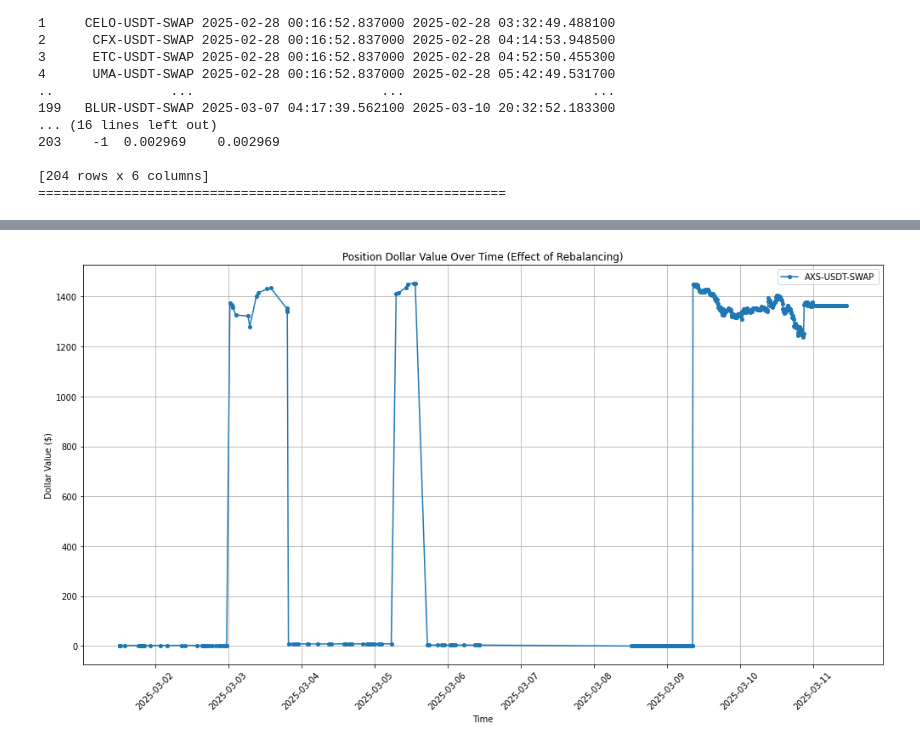
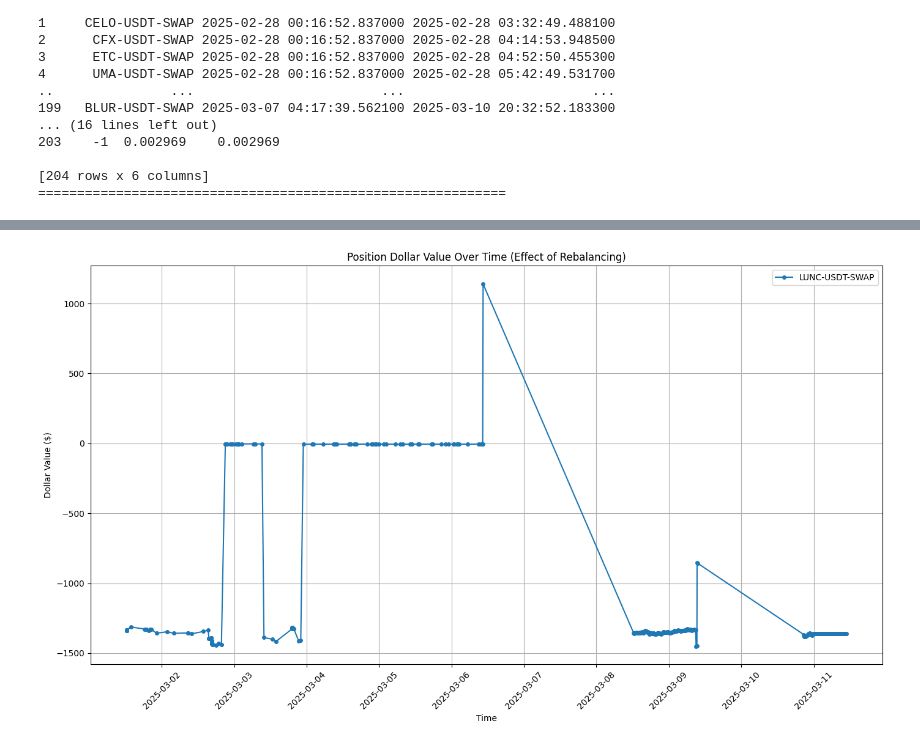
Before and after one commit to marescialloNino/pnl-analysis, a Jupyter notebook: okx_pnl_analysis.ipynb, the cells around one changed output, grey strips where cells are left out. Saved outputs shown, nothing was run; the diff lists cells and outputs as text; code cells hidden in the pictures.

```diff
--- a/okx_pnl_analysis.ipynb
+++ b/okx_pnl_analysis.ipynb
@@ -632,23 +662,23 @@ Difference: -0.00
 # %%
 # Plot position dollar values for specific symbols
-symbols_to_plot = ['AXS-USDT-SWAP']  # Replace with your desired symbols
+symbols_to_plot = ['LUNC-USDT-SWAP']  # Replace with your desired symbols
 plt.figure(figsize=(14, 8))
 
 for symbol in symbols_to_plot:
     df_symbol = df_values[df_values["symbol"] == symbol]
     if not df_symbol.empty:
         plt.plot(df_symbol["timestamp"].to_numpy(), df_symbol["dollar_value"].to_numpy(), label=f"{symbol}", marker='o', markersize=4)
     else:
         print(f"WARNING: No data found for {symbol} in df_values")
 
 plt.xlabel("Time")
 plt.ylabel("Dollar Value ($)")
 plt.title("Position Dollar Value Over Time (Effect of Rebalancing)")
 plt.legend()
 plt.grid(True)
 plt.xticks(rotation=45)
 plt.tight_layout()
 plt.savefig("position_values_over_time.png", dpi=300)
 plt.show()
 # %% [output]
-[figure, old version]
+[figure, new version]
```
Also changed, not shown: parts of 5 cells of this notebook, 9 other files.
